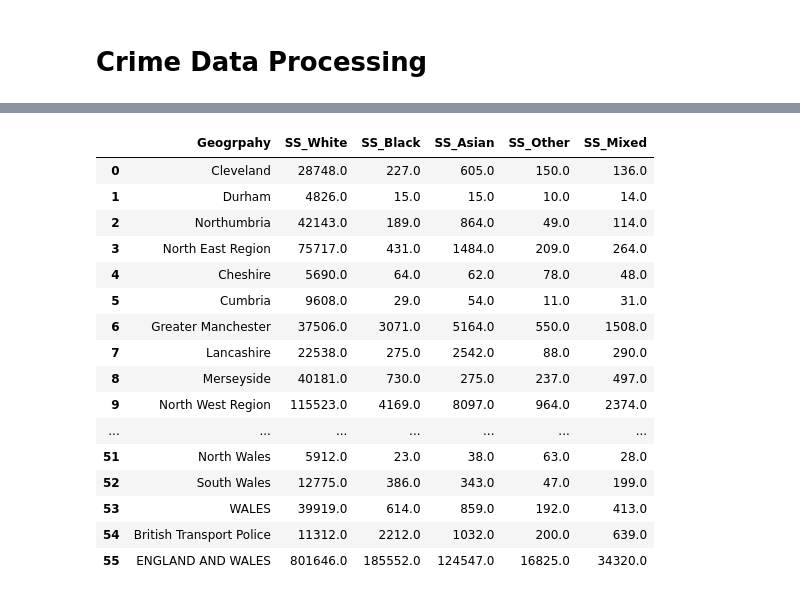
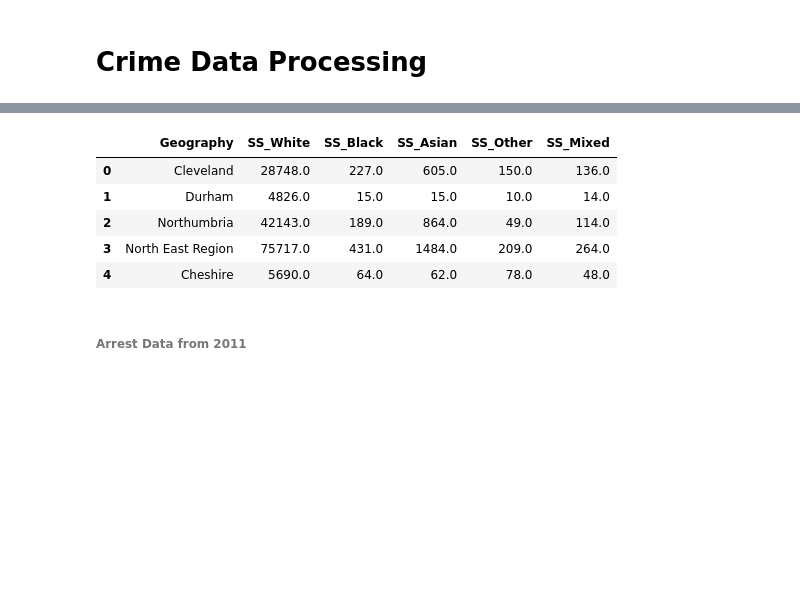
Before and after one commit to neerajthandayan/CourseProject, a Jupyter notebook: Crime_Data.ipynb, the cells around one changed output, grey strips where cells are left out. Drawn from its saved outputs; the diff is of its cells as text; code cells hidden in the pictures; blank space fills up the shorter version.

```diff
--- a/Crime_Data.ipynb
+++ b/Crime_Data.ipynb
@@ -39,28 +41,16 @@ df1.head(5)
 # %%
 # Dropping uncessary columns
 # Here, the Not stated columsn is dropped as ethinicity unclear
 
-df1.drop(columns=['Vehicle only search','Total','Not \nstated'], inplace=True)
-df1.dropna(inplace=True)
-df1.columns = ['Geogrpahy','SS_White','SS_Black','SS_Asian','SS_Other','SS_Mixed']
-df1.reset_index(inplace=True, drop=True)
+SS.drop(columns=['Vehicle only search','Total','Not \nstated'], inplace=True)
+SS.dropna(inplace=True)
+SS.columns = ['Geography','SS_White','SS_Black','SS_Asian','SS_Other','SS_Mixed']
+SS.reset_index(inplace=True, drop=True)
+SS.head(5)
+# %% [output]
+|  | Geography | SS_White | SS_Black | SS_Asian | SS_Other | SS_Mixed |
+| 0 | Cleveland | 28748.0 | 227.0 | 605.0 | 150.0 | 136.0 |
+| 1 | Durham | 4826.0 | 15.0 | 15.0 | 10.0 | 14.0 |
+| 2 | Northumbria | 42143.0 | 189.0 | 864.0 | 49.0 | 114.0 |
+| 3 | North East Region | 75717.0 | 431.0 | 1484.0 | 209.0 | 264.0 |
+| 4 | Cheshire | 5690.0 | 64.0 | 62.0 | 78.0 | 48.0 |
-# %%
-df1
-# %% [output]
-|  | Geogrpahy | SS_White | SS_Black | SS_Asian | SS_Other | SS_Mixed |
-| 0 | Cleveland | 28748.0 | 227.0 | 605.0 | 150.0 | 136.0 |
-| 1 | Durham | 4826.0 | 15.0 | 15.0 | 10.0 | 14.0 |
-| 2 | Northumbria | 42143.0 | 189.0 | 864.0 | 49.0 | 114.0 |
-| 3 | North East Region | 75717.0 | 431.0 | 1484.0 | 209.0 | 264.0 |
-| 4 | Cheshire | 5690.0 | 64.0 | 62.0 | 78.0 | 48.0 |
-| 5 | Cumbria | 9608.0 | 29.0 | 54.0 | 11.0 | 31.0 |
-| 6 | Greater Manchester | 37506.0 | 3071.0 | 5164.0 | 550.0 | 1508.0 |
-| 7 | Lancashire | 22538.0 | 275.0 | 2542.0 | 88.0 | 290.0 |
-| 8 | Merseyside | 40181.0 | 730.0 | 275.0 | 237.0 | 497.0 |
-| 9 | North West Region | 115523.0 | 4169.0 | 8097.0 | 964.0 | 2374.0 |
-| ... | ... | ... | ... | ... | ... | ... |
-| 51 | North Wales | 5912.0 | 23.0 | 38.0 | 63.0 | 28.0 |
-| 52 | South Wales | 12775.0 | 386.0 | 343.0 | 47.0 | 199.0 |
-| 53 | WALES | 39919.0 | 614.0 | 859.0 | 192.0 | 413.0 |
-| 54 | British Transport Police | 11312.0 | 2212.0 | 1032.0 | 200.0 | 639.0 |
-| 55 | ENGLAND AND WALES | 801646.0 | 185552.0 | 124547.0 | 16825.0 | 34320.0 |
@@ -70,0 +57,2 @@ df1['SS_Total'] = df1.iloc[:,1:].sum(axis=1)
+# %% [markdown]
+###### Arrest Data from 2011
```
Also changed, not shown: parts of 11 cells of this notebook.
